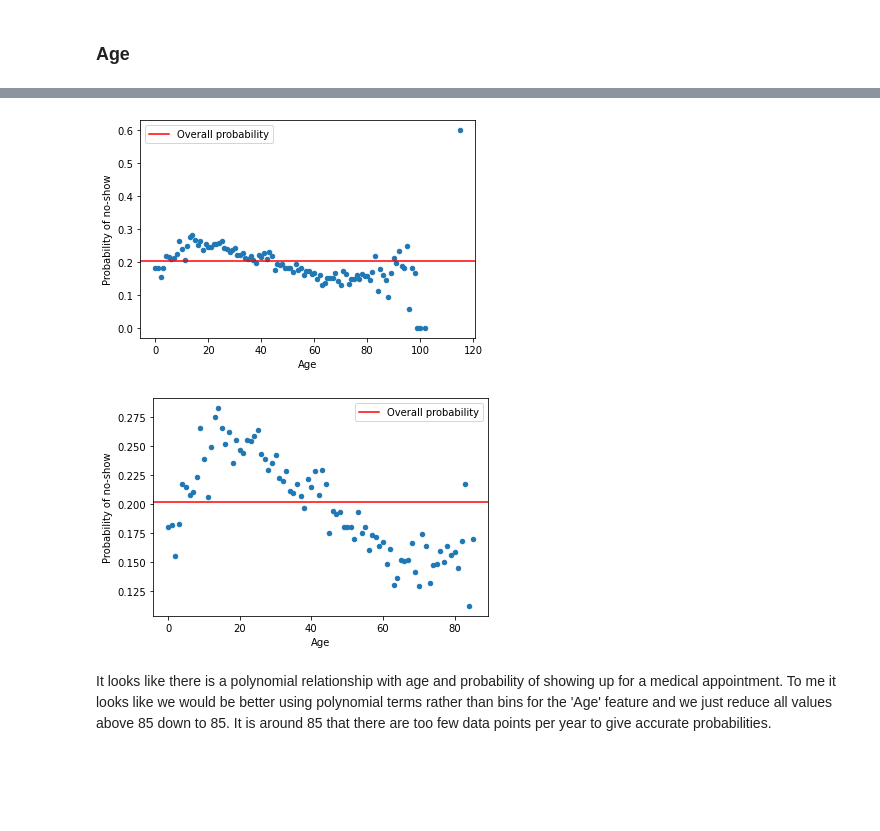
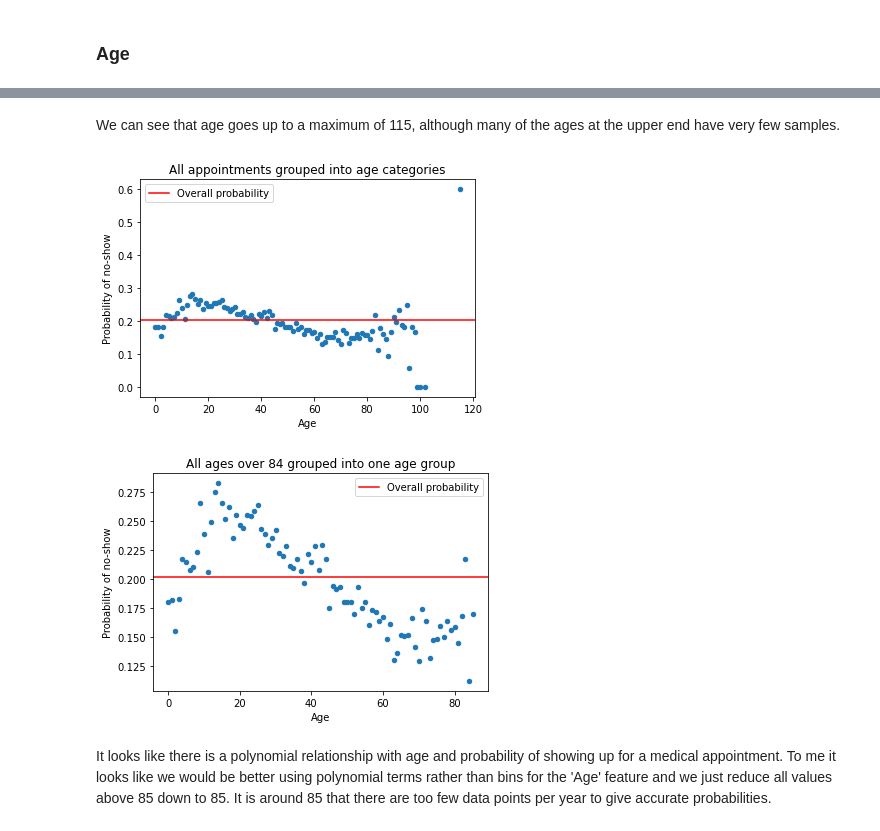
Before and after one commit to foxfoxfox7/Learning-machine-learning, a Jupyter notebook: logistic_regression/Medical_noshow_with_logistic_regression.ipynb, the cells around one changed output, grey strips where cells are left out. Cells and saved outputs as stored; diff of their text form; code cells hidden in the pictures; blank space fills up the shorter version.

Commit message:
finishing medical no-shows

```diff
--- a/logistic_regression/Medical_noshow_with_logistic_regression.ipynb
+++ b/logistic_regression/Medical_noshow_with_logistic_regression.ipynb
@@ -115,47 +183,40 @@ Name: PatientId, Length: 103, dtype: int64
+# %% [markdown]
+We can see that age goes up to a maximum of 115, although many of the ages at the upper end have very few samples.
 # %%
+# GRouping all appointments by age and then calculating the probability of
+# no show for each age
 df_age = pd.concat([df.groupby('Age')['No'].sum(), df.groupby('Age')['Yes'].sum()], axis=1)
 df_age['Probability of no-show'] = df_age['Yes'] / (df_age['No'] + df_age['Yes'])
 df_age.reset_index(inplace=True)
 df_age.head()
+
+# Plotting the probabiltiy of no-show by age
 df_age.plot(kind='scatter', x='Age', y='Probability of no-show')
+# Creating a line at the overall probability
 plt.axhline(noshow_prob, c='r', label='Overall probability')
 plt.legend()
+plt.title('All appointments grouped into age categories')
 plt.show()
 # %% [output]
-[figure, old version]
+[figure, new version]
 # %%
+# reducing all ages over 85 to 85
 max_age = 85
 df['Age'][df['Age'] >= max_age] = max_age
 
+# Calculating the new probabilities with all ages capped at 85
 df_age = pd.concat([df.groupby('Age')['No'].sum(), df.groupby('Age')['Yes'].sum()], axis=1)
 df_age['Probability of no-show'] = df_age['Yes'] / (df_age['No'] + df_age['Yes'])
 df_age.reset_index(inplace=True)
-df_age.head()
+
+# PLotting the new probabilities with all ages capped at 85
 df_age.plot(kind='scatter', x='Age', y='Probability of no-show')
 plt.axhline(noshow_prob, c='r', label='Overall probability')
 plt.legend()
+plt.title('All ages over 84 grouped into one age group')
 plt.show()
-
-#from scipy.stats import gaussian_kde
-
-#df_y = df[df['Yes'] == 1]
-#df_n = df[df['No'] == 1]
-
-#x_yes = df_n.Age.values
-#y_yes = df_n.Yes.values
-
-#y_yes = y_yes+0.00001*np.random.rand(len(y_yes))
-
-#Calculate the point density
-#xy = np.vstack([x_yes,y_yes])
-#z = gaussian_kde(xy)(xy)
-
-#fig, ax = plt.subplots()
-#ax.scatter(x_yes, y_yes, c=z, s=100, edgecolor='')
-#plt.ylim(-0.1, 1.1)
-#plt.show()
 # %% [output]
-[figure, old version]
+[figure, new version]
 # %% [markdown]
 It looks like there is a polynomial relationship with age and probability of showing up for a medical appointment. To me it looks like we would be better using polynomial terms rather than bins for the 'Age' feature and we just reduce all values above 85 down to 85. It is around 85 that there are too few data points per year to give accurate probabilities.
 # %% [markdown]
```
Also changed, not shown: parts of 62 cells of this notebook.
